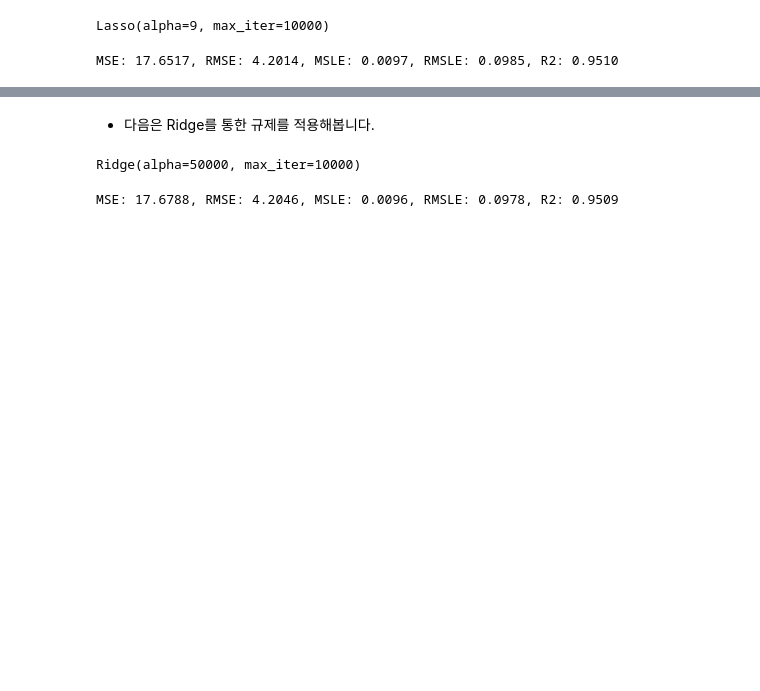
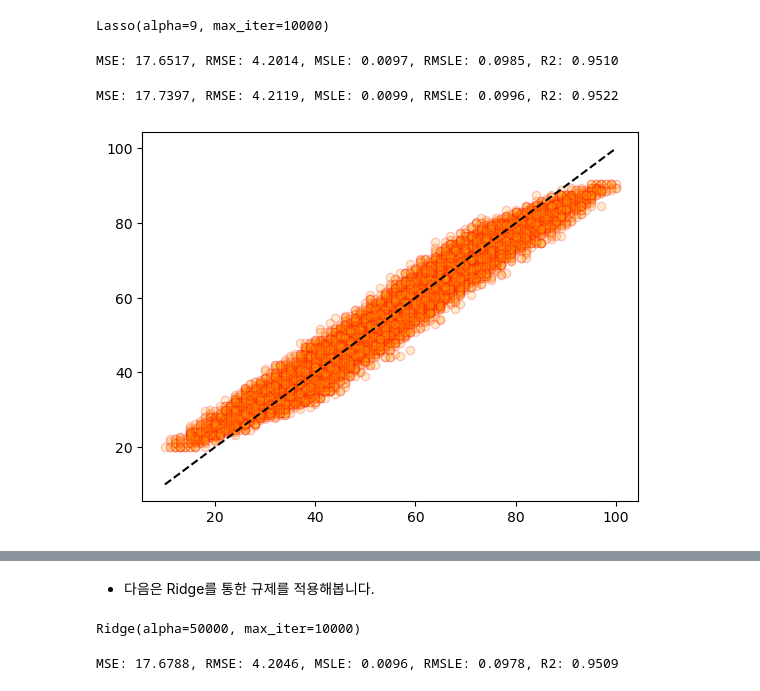
Before and after one commit to hyuncoding/ai_project, a Jupyter notebook: student_score_regression.ipynb, the cells around one changed output, grey strips where cells are left out. Cells and saved outputs as stored; diff of their text form; code cells hidden in the pictures; blank space fills up the shorter version.

```diff
--- a/student_score_regression.ipynb
+++ b/student_score_regression.ipynb
@@ -281,3 +428,17 @@ prediction = lasso.predict(X_test)
 get_evaluation(y_test, prediction)
 # %% [output]
 MSE: 17.6517, RMSE: 4.2014, MSLE: 0.0097, RMSLE: 0.0985, R2: 0.9510
+# %%
+# 학습 데이터에 대해 모델의 예측값과 실제 정답 시각화
+import matplotlib.pyplot as plt
+
+prediction = lasso.predict(X_train)
+get_evaluation(y_train, prediction)
+
+fig, ax = plt.subplots()
+ax.scatter(y_train, prediction, edgecolors='red', c='orange', alpha=0.2)
+ax.plot([y_train.min(), y_train.max()], [y_train.min(), y_train.max()], 'k--')
+plt.show()
+# %% [output]
+MSE: 17.7397, RMSE: 4.2119, MSLE: 0.0099, RMSLE: 0.0996, R2: 0.9522
+[figure, added]
```
Also changed, not shown: parts of 15 cells of this notebook.
